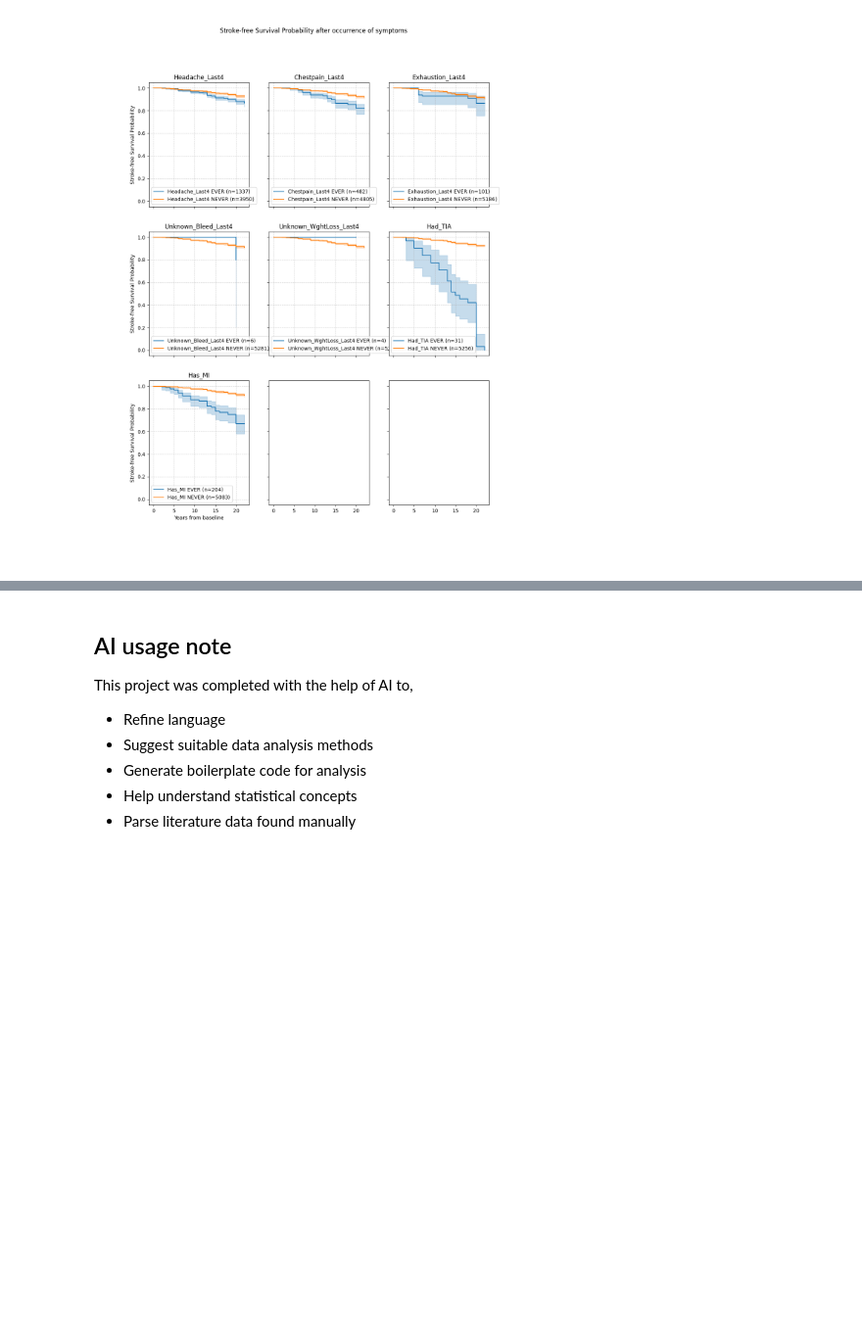
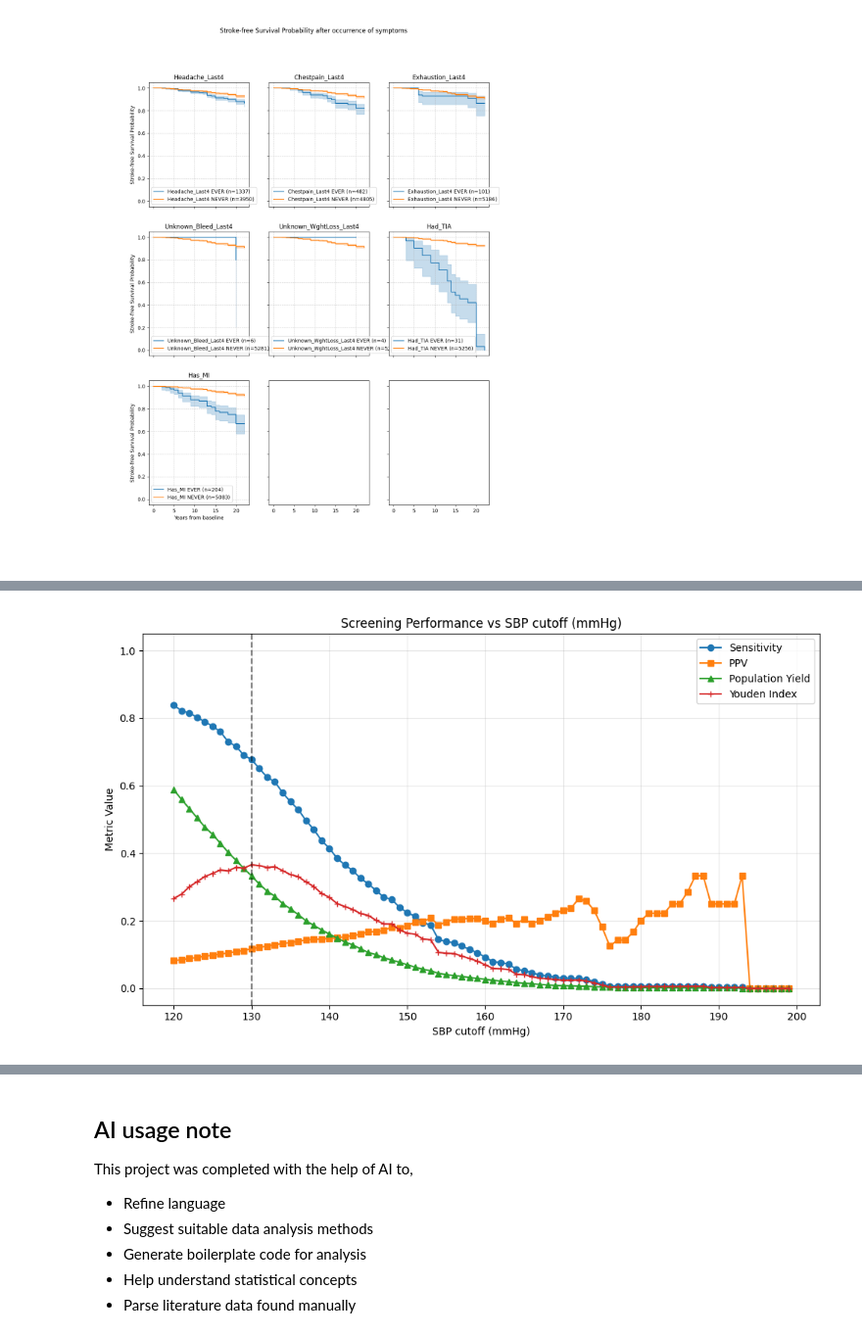
Before and after one commit to ZCG-coder/HKU_Budding_1, a Jupyter notebook: data/Explore.ipynb, the cells around one changed output, grey strips where cells are left out. Shown at 98% size. Cells and saved outputs as stored; diff of their text form; code cells hidden in the pictures; blank space fills up the shorter version.

```diff
--- a/data/Explore.ipynb
+++ b/data/Explore.ipynb
@@ -274,12 +291,14 @@ Merge health data and health examination data. Then filter out individuals:
 - Not aged 55-80 at baseline
 - Not present in more than 2 "waves"
 # %%
-merged = pd.merge(hlth_data, exam_data, on=['ID','Wave'], how='inner', suffixes=('_hlth','_exam'))
+merged = pd.merge(
+    hlth_data, exam_data, on=["ID", "Wave"], how="inner", suffixes=("_hlth", "_exam")
+)
 merged = merged.drop_duplicates()
 
 persons = {}
-for pid, df_person in merged.groupby('ID'):
-    current_person = df_person.sort_values('Wave')
+for pid, df_person in merged.groupby("ID"):
+    current_person = df_person.sort_values("Wave")
 
     # Exclude if only in one wave
     shape = current_person.shape
@@ -309,9 +328,11 @@ filtered_persons = {}
 excluded_ids = []
 
 for pid, df in persons.items():
-    df = df.sort_values('Wave').reset_index(drop=True)
-    baseline_wave = int(df.loc[0, 'Wave'])
-    has_prevalent = df.loc[df['Wave'] <= baseline_wave, 'Has_Apopl'].fillna(0).astype(int).any()
+    df = df.sort_values("Wave").reset_index(drop=True)
+    baseline_wave = int(df.loc[0, "Wave"])
+    has_prevalent = (
+        df.loc[df["Wave"] <= baseline_wave, "Has_Apopl"].fillna(0).astype(int).any()
+    )
     if not has_prevalent:
         filtered_persons[pid] = df
     else:
@@ -1240,48 +1343,37 @@ def evaluate_cutoff(var, cutoffs, compare, df, outcome='Event'):
 # %%
 # Prepare test values
-sbp_cutoffs = np.arange(120, 200, 2)
-dbp_cutoffs = np.arange(60, 111, 2)
+sbp_cutoffs = np.arange(120, 200, 1)
+dbp_cutoffs = np.arange(60, 111, 1)
 bmi_cutoffs = np.arange(16, 36, 1)
-age_cutoffs = np.arange(50, 86, 1)
-tia_lookback = np.arange(1, 11, 1)
+age_cutoffs = np.arange(20, 100, 1)
+symptom_lookback = np.arange(1, 22, 1)
 
-df_perf_sbp  = evaluate_cutoff('Mean_SBP', sbp_cutoffs, compare='geq', df=df_person)
-df_perf_dbp  = evaluate_cutoff('Mean_DBP', dbp_cutoffs, compare='geq', df=df_person)
-df_perf_bmi  = evaluate_cutoff('BMI',      bmi_cutoffs, compare='geq', df=df_person)
-df_perf_age  = evaluate_cutoff('Age_Baseline', age_cutoffs, compare='geq', df=df_person)
+df_perf_sbp = evaluate_cutoff("Mean_SBP", sbp_cutoffs, compare="geq", df=df_person)
+df_perf_dbp = evaluate_cutoff("Mean_DBP", dbp_cutoffs, compare="geq", df=df_person)
+df_perf_bmi = evaluate_cutoff("BMI", bmi_cutoffs, compare="geq", df=df_person)
+df_perf_age = evaluate_cutoff("Age_Baseline", age_cutoffs, compare="geq", df=df_person)
 
-### 2. Plot for each variable
-
-def plot_perf(df_perf, varname, xlabel, optimal_df=None):
-    plt.figure(figsize=(10,6))
-    plt.plot(df_perf['Cutoff'], df_perf['Sensitivity'], label='Sensitivity', marker='o')
-    plt.plot(df_perf['Cutoff'], df_perf['PPV'], label='PPV', marker='s')
-    plt.plot(df_perf['Cutoff'], df_perf['PopulationYield'], label='Population Yield', marker='^')
-    plt.xlabel(xlabel)
-    plt.ylabel("Metric Value")
-    plt.title(f"Screening Performance vs {varname} Cutoff")
-    plt.ylim(-0.05, 1.05)
-    plt.legend()
-    plt.grid(alpha=0.3)
-    if optimal_df is not None:
-        optimal_label = optimal_df["Cutoff"]
-        youden = optimal_df["Youden"]
-
-        plt.axvline(optimal_label, color='black', linestyle='--', alpha=0.5)
-        plt.text(optimal_label + 2, 0, f"Optimum {optimal_label:.4f}\nYouden {youden:.4f}")
-    plt.tight_layout()
-    plt.show()
+df_perf_TIA = evaluate_cutoff("TIA_Years", symptom_lookback, compare="leq", df=df_person)
+df_perf_MI = evaluate_cutoff("MI_Years", symptom_lookback, compare="leq", df=df_person)
 
 # For each variable, find and print Youden-optimal cut and plot
-for name, df_perf, xlabel in [
-    ('SBP', df_perf_sbp, 'SBP cutoff (mmHg)'),
-    ('DBP', df_perf_dbp, 'DBP cutoff (mmHg)'),
-    ('BMI', df_perf_bmi, 'BMI cutoff'),
-    ('Age', df_perf_age, 'Age cutoff (years)'),
-    # ('Years since TIA', df_perf_TIA, 'Years since TIA (<=)'),
-]:
-    idx = df_perf['Youden'].idxmax()
-    print(f"\n>>> {name} Youden-optimal cutoff:")
+perf_names = [
+    (df_perf_sbp, "SBP cutoff (mmHg)"),
+    (df_perf_dbp, "DBP cutoff (mmHg)"),
+    (df_perf_bmi, "BMI cutoff"),
+    (df_perf_age, "Age cutoff (years)"),
+    (df_perf_TIA, 'Years since TIA'),
+    (df_perf_MI, 'Years since MI diagnosis'),
+]
+
+rows_perf = {}
+for df_perf, xlabel in perf_names:
+    idx = df_perf["Youden"].idxmax()
     optimal_df = df_perf.loc[idx]
-    print(optimal_df)
-    plot_perf(df_perf, name, xlabel, optimal_df=optimal_df)
+    rows_perf[xlabel] = optimal_df.to_dict()
+    plot_perf(df_perf, xlabel, xlabel, optimal_df=optimal_df)
+
+summary_df = pd.DataFrame(rows_perf)
+display(summary_df.round(4))
+# %% [output]
+[figure, added]
```
Also changed, not shown: parts of 23 cells of this notebook, 1 other file.
